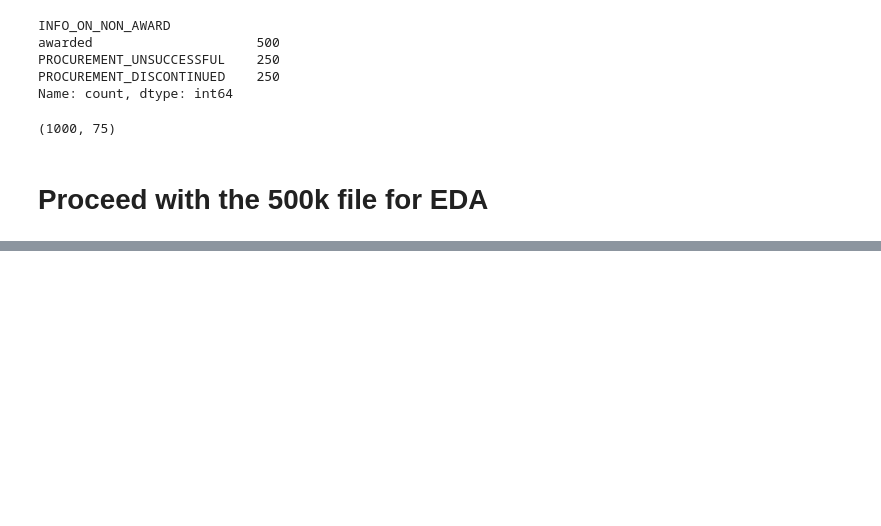
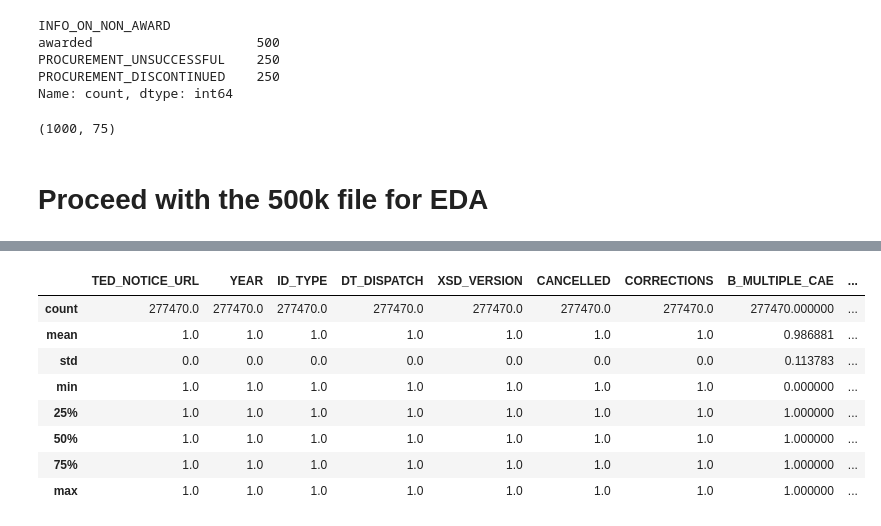
Before and after one commit to Tescoa00/radar.vectyfi, a Jupyter notebook: notebooks/aleimba_vectyfi_radar_eda.ipynb, the cells around one changed output, grey strips where cells are left out. Drawn from its saved outputs; the diff is of its cells as text; code cells hidden in the pictures; blank space fills up the shorter version.

```diff
--- a/notebooks/aleimba_vectyfi_radar_eda.ipynb
+++ b/notebooks/aleimba_vectyfi_radar_eda.ipynb
@@ -390,0 +591,15 @@ df_raw_all_balanced.shape
+# %%
+# check uniqueness of the columns for all 'ID_NOTICE_CAN' IDs
+df_notice_id_nunique_cols = df.groupby('ID_NOTICE_CAN').agg(lambda x: x.nunique())
+# %%
+df_notice_id_nunique_cols.describe()
+# %% [output]
+|  | TED_NOTICE_URL | YEAR | ID_TYPE | DT_DISPATCH | XSD_VERSION | CANCELLED | CORRECTIONS | B_MULTIPLE_CAE | ... |
+| count | 277470.0 | 277470.0 | 277470.0 | 277470.0 | 277470.0 | 277470.0 | 277470.0 | 277470.000000 | ... |
+| mean | 1.0 | 1.0 | 1.0 | 1.0 | 1.0 | 1.0 | 1.0 | 0.986881 | ... |
+| std | 0.0 | 0.0 | 0.0 | 0.0 | 0.0 | 0.0 | 0.0 | 0.113783 | ... |
+| min | 1.0 | 1.0 | 1.0 | 1.0 | 1.0 | 1.0 | 1.0 | 0.000000 | ... |
+| 25% | 1.0 | 1.0 | 1.0 | 1.0 | 1.0 | 1.0 | 1.0 | 1.000000 | ... |
+| 50% | 1.0 | 1.0 | 1.0 | 1.0 | 1.0 | 1.0 | 1.0 | 1.000000 | ... |
+| 75% | 1.0 | 1.0 | 1.0 | 1.0 | 1.0 | 1.0 | 1.0 | 1.000000 | ... |
+| max | 1.0 | 1.0 | 1.0 | 1.0 | 1.0 | 1.0 | 1.0 | 1.000000 | ... |
```
Also changed, not shown: parts of 61 cells of this notebook.
